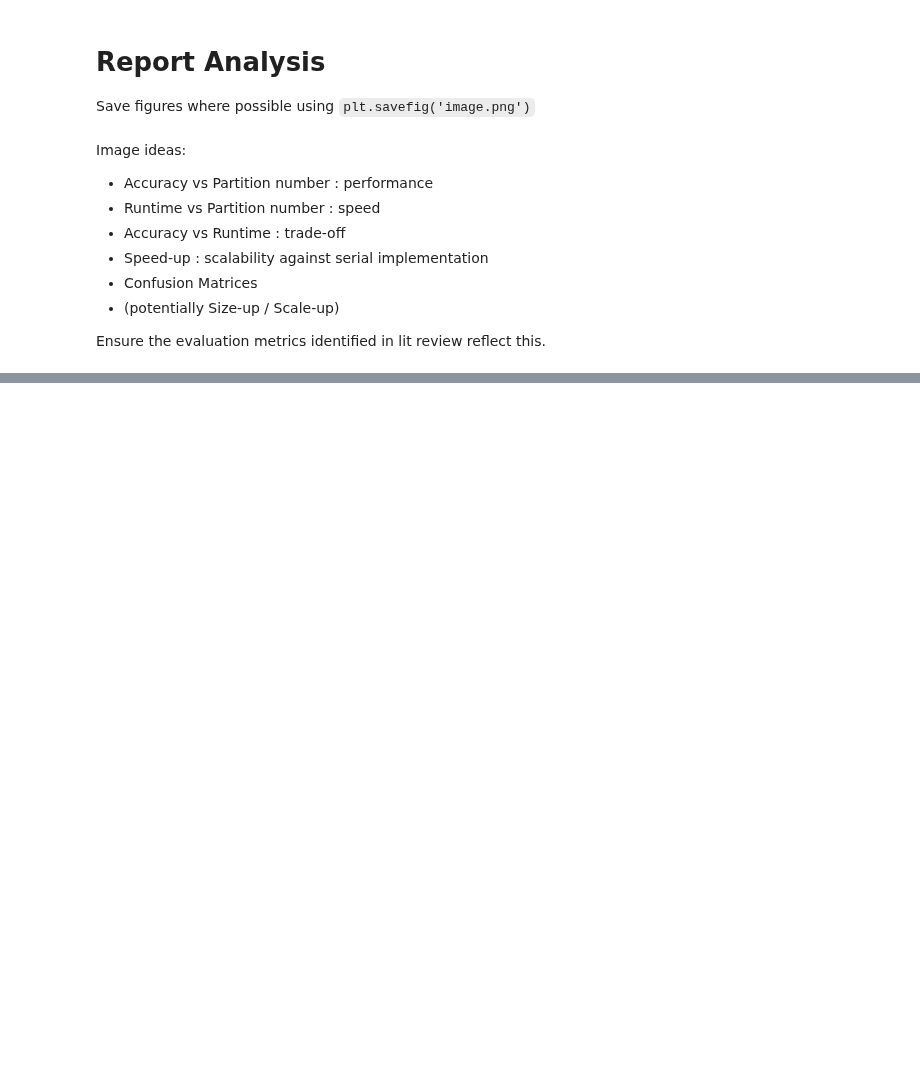
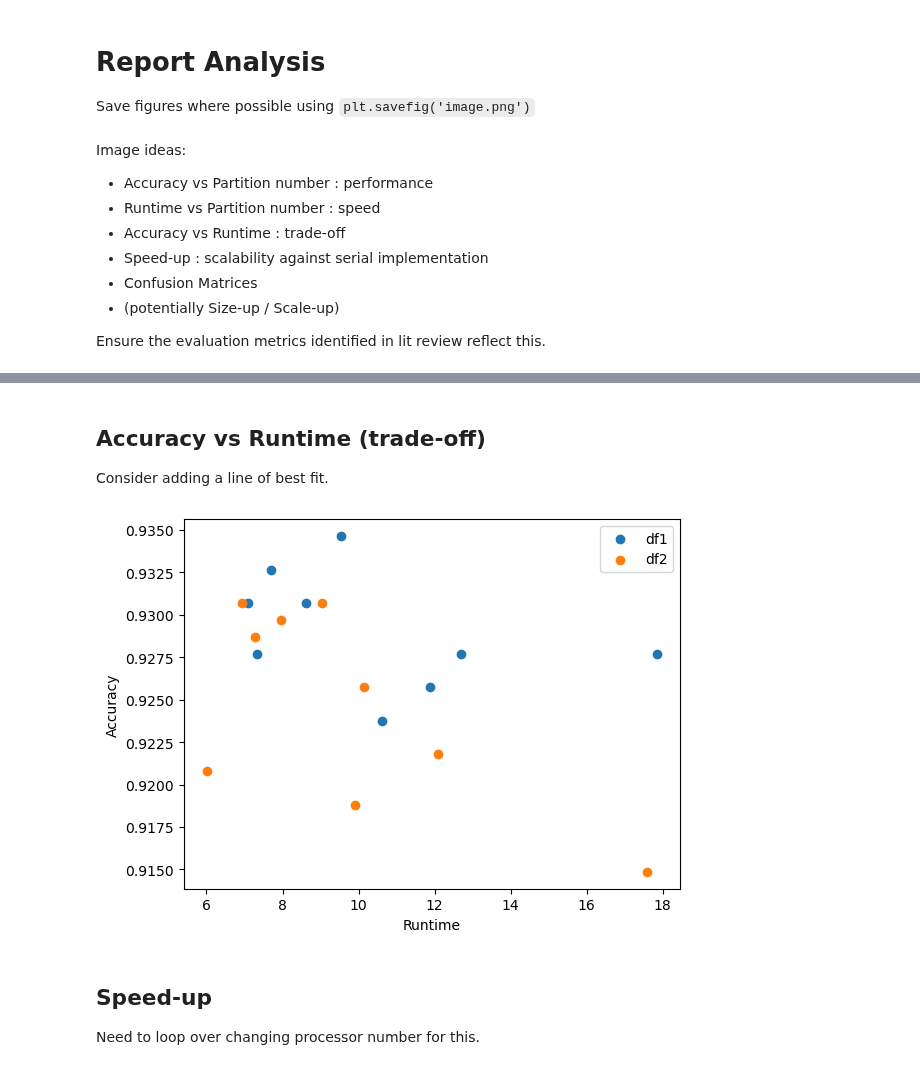
Before and after one commit to KRudd-E/BigData, a Jupyter notebook: code/src/logs/reports_analysis.ipynb, the cells around one changed output, grey strips where cells are left out. Saved outputs shown, nothing was run; the diff lists cells and outputs as text; code cells hidden in the pictures; blank space fills up the shorter version.

```diff
--- a/code/src/logs/reports_analysis.ipynb
+++ b/code/src/logs/reports_analysis.ipynb
@@ -75,0 +114,20 @@ FileNotFoundError: [Errno 2] No such file or directory: 'metrics.png'
+# %% [markdown]
+## Accuracy vs Runtime (trade-off)
+
+Consider adding a line of best fit.
+# %%
+fig, ax = plt.subplots(ncols=1, nrows=1)
+
+for j, df in enumerate(df_list):
+    ax.scatter(df['Total_Time'].values, df['accuracy'].values)
+ax.set_ylabel(f"Accuracy")
+ax.set_xlabel(f"Runtime")
+ax.legend([f"df{j+1}" for j in range(len(df_list))])
+
+plt.savefig(f'runtimeVSpartition.png', dpi=300, bbox_inches='tight')
+# %% [output]
+[figure, added]
+# %% [markdown]
+## Speed-up
+
+Need to loop over changing processor number for this.
```
Also changed, not shown: parts of 9 cells of this notebook, 3 other files.
